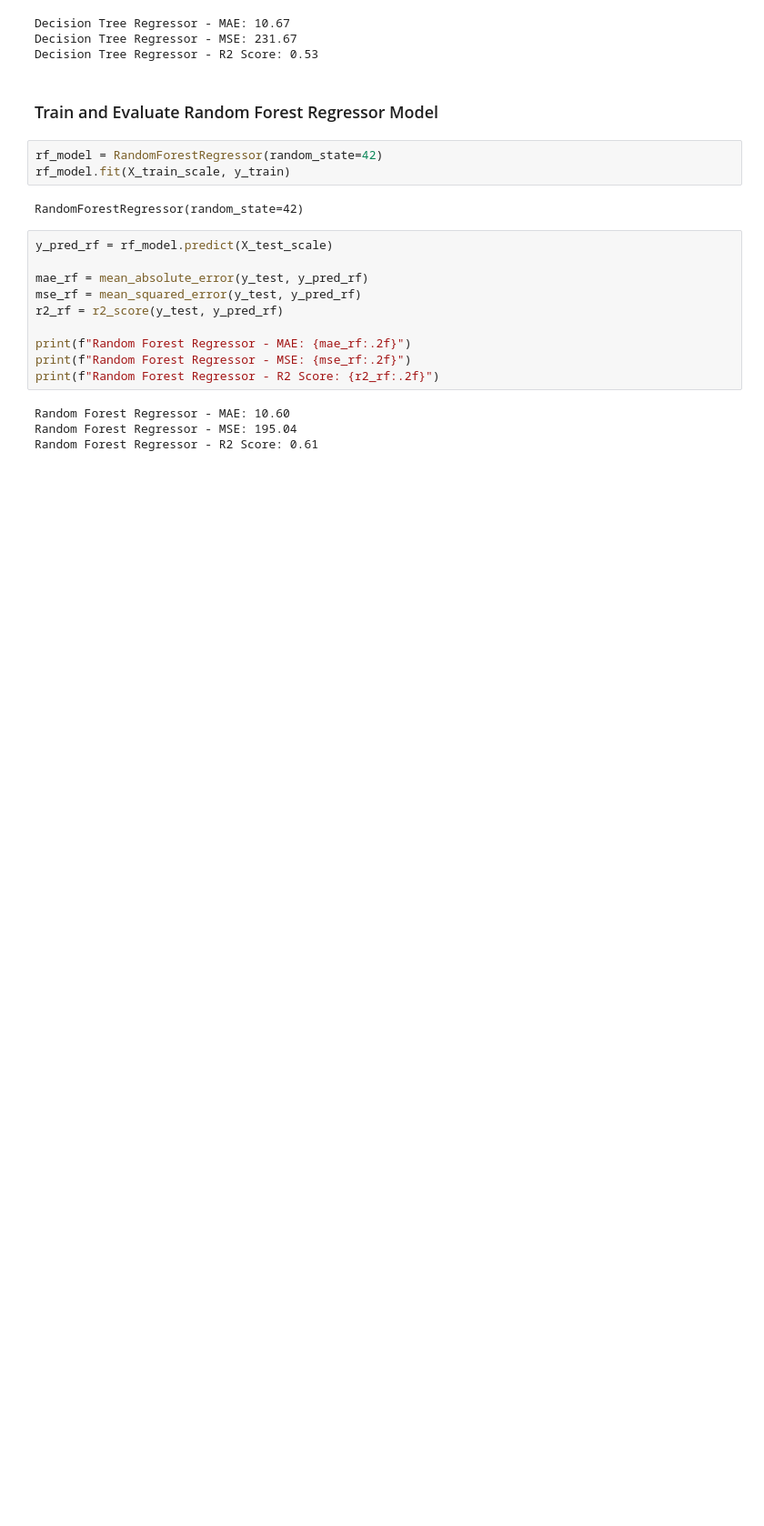
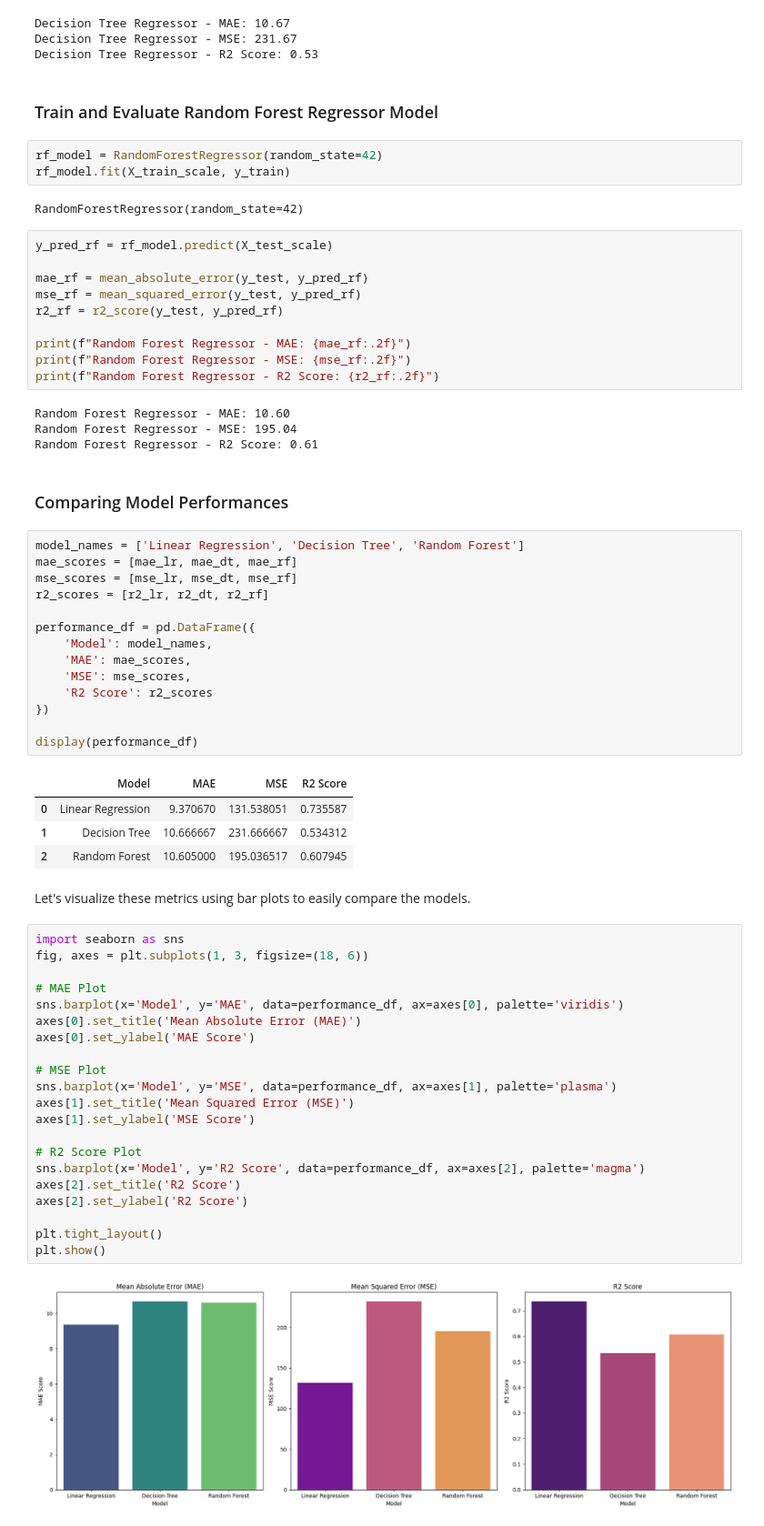
Before and after one commit to CH3MLON/Data_GenAI_training, a Jupyter notebook: day5/day5.ipynb, the cells around one changed output. Shown at 91% size. Drawn from its saved outputs; the diff is of its cells as text; blank space fills up the shorter version.

```diff
--- a/day5/day5.ipynb
+++ b/day5/day5.ipynb
@@ -275,3 +275,49 @@ print(f"Random Forest Regressor - R2 Score: {r2_rf:.2f}")
 Random Forest Regressor - MAE: 10.60
 Random Forest Regressor - MSE: 195.04
 Random Forest Regressor - R2 Score: 0.61
+# %% [markdown]
+### Comparing Model Performances
+# %%
+model_names = ['Linear Regression', 'Decision Tree', 'Random Forest']
+mae_scores = [mae_lr, mae_dt, mae_rf]
+mse_scores = [mse_lr, mse_dt, mse_rf]
+r2_scores = [r2_lr, r2_dt, r2_rf]
+
+performance_df = pd.DataFrame({
+    'Model': model_names,
+    'MAE': mae_scores,
+    'MSE': mse_scores,
+    'R2 Score': r2_scores
+})
+
+display(performance_df)
+# %% [output]
+|  | Model | MAE | MSE | R2 Score |
+| 0 | Linear Regression | 9.370670 | 131.538051 | 0.735587 |
+| 1 | Decision Tree | 10.666667 | 231.666667 | 0.534312 |
+| 2 | Random Forest | 10.605000 | 195.036517 | 0.607945 |
+# %% [markdown]
+Let's visualize these metrics using bar plots to easily compare the models.
+# %%
+import seaborn as sns
+fig, axes = plt.subplots(1, 3, figsize=(18, 6))
+
+# MAE Plot
+sns.barplot(x='Model', y='MAE', data=performance_df, ax=axes[0], palette='viridis')
+axes[0].set_title('Mean Absolute Error (MAE)')
+axes[0].set_ylabel('MAE Score')
+
+# MSE Plot
+sns.barplot(x='Model', y='MSE', data=performance_df, ax=axes[1], palette='plasma')
+axes[1].set_title('Mean Squared Error (MSE)')
+axes[1].set_ylabel('MSE Score')
+
+# R2 Score Plot
+sns.barplot(x='Model', y='R2 Score', data=performance_df, ax=axes[2], palette='magma')
+axes[2].set_title('R2 Score')
+axes[2].set_ylabel('R2 Score')
+
+plt.tight_layout()
+plt.show()
+# %% [output]
+[figure, added]
```
Also changed, not shown: parts of 1 cell of this notebook.
